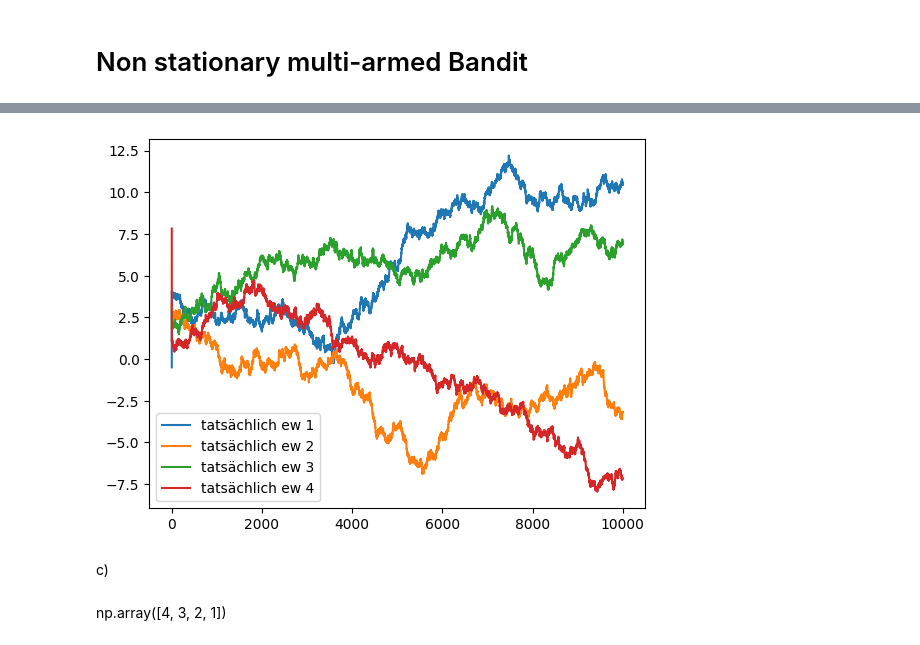
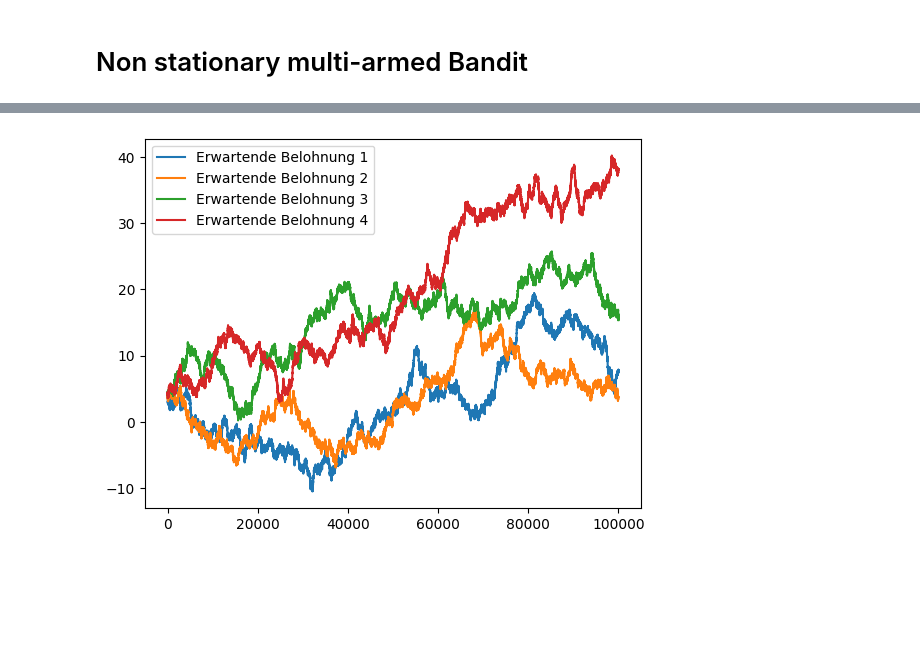
Before and after one commit to Valentin-Adam/Deep-Reinforcement-Learning-, a Jupyter notebook: Sheet01/adam_ullmann.ipynb, the cells around one changed output, grey strips where cells are left out. Cells and saved outputs as stored; diff of their text form; code cells hidden in the pictures; blank space fills up the shorter version.

```diff
--- a/Sheet01/adam_ullmann.ipynb
+++ b/Sheet01/adam_ullmann.ipynb
@@ -171,14 +282,0 @@ plt.show()
-# %%
-all_values = np.zeros((k, num_of_iter))
-total_reward = np.zeros(num_of_iter)
-total_regret = np.zeros(num_of_iter)
-
-for i in range(num_of_avg):
-    all_values_i, total_reward_i, total_regret_i = k_armed_bandit(k, num_of_iter,eps,means,std_dev, eps_decay=exp_decay_eps)
-    all_values += all_values_i
-    total_reward += total_reward_i
-    total_regret += total_regret_i
-
-all_values = all_values/num_of_avg
-total_reward = total_reward/num_of_avg
-total_regret = total_regret/num_of_avg
@@ -249,13 +384,25 @@ def non_stationary_k_armed_bandit(k, num_of_iter, eps, means, std_dev, eps_decay
     return all_values, total_reward, total_regret, means_vec, best_mean, selected_bandit
 # %%
 k = 4
-num_of_iter = 10000
+num_of_iter = 100000
 eps = 0.3
-means = np.array([4.0, 3.0, 2.0, 1.0])
-std_dev = np.array([4., 0.5, 1, 6])
+means = np.array([4.0, 4.0, 4.0, 4.0])
+std_dev = np.array([1, 1, 1, 1])
 
 num_of_avg = 1
 # %%
+from scipy import stats
+def moving_mode(data, window_size):
+    mode_values = []
+    for i in range(len(data) - window_size + 1):
+        window = data[i:i + window_size]
+        mode_value = stats.mode(window)[0][0]  # Den Modus des Fensters berechnen
+        mode_values.append(mode_value)
+    return np.array(mode_values)
+
+# Gleitende Mittelung (z.B. über 10 Schritte)
+window_size = 10
+
 all_values = np.zeros((k, num_of_iter))
 total_reward = np.zeros(num_of_iter)
 total_regret = np.zeros(num_of_iter)
@@ -264,7 +411,7 @@ means_vec = np.zeros((k,num_of_iter))
 selected_bandit = np.zeros(num_of_iter)
 
 for i in range(num_of_avg):
-    means = np.array([4.0, 3.0, 2.0, 1])
+    means = np.array([4.0, 4.0, 4.0, 4.0])
     all_values_i, total_reward_i, total_regret_i, means_vec_i, best_mean_i, selected_bandit_i = non_stationary_k_armed_bandit(k, num_of_iter,eps,means,std_dev)
     all_values += all_values_i
     total_reward += total_reward_i
@@ -278,5 +425,5 @@ total_reward = total_reward/num_of_avg
 total_regret = total_regret/num_of_avg
 best_mean = best_mean/num_of_avg
 means_vec = means_vec/num_of_avg
-selected_bandit = selected_bandit/num_of_avg
+selected_bandit = selected_bandit
 # %% [output]
@@ -298,13 +454,9 @@ plt.show()
 # %%
-plt.plot(np.linspace(0, num_of_iter-1, num_of_iter), means_vec[0], label='tatsächlich ew 1')
-plt.plot(np.linspace(0, num_of_iter-1, num_of_iter), means_vec[1], label='tatsächlich ew 2')
-plt.plot(np.linspace(0, num_of_iter-1, num_of_iter), means_vec[2], label='tatsächlich ew 3')
-plt.plot(np.linspace(0, num_of_iter-1, num_of_iter), means_vec[3], label='tatsächlich ew 4')
+plt.plot(np.linspace(0, num_of_iter-1, num_of_iter), means_vec[0], label='Erwartende Belohnung 1')
+plt.plot(np.linspace(0, num_of_iter-1, num_of_iter), means_vec[1], label='Erwartende Belohnung 2')
+plt.plot(np.linspace(0, num_of_iter-1, num_of_iter), means_vec[2], label='Erwartende Belohnung 3')
+plt.plot(np.linspace(0, num_of_iter-1, num_of_iter), means_vec[3], label='Erwartende Belohnung 4')
 plt.legend()
 plt.show()
 # %% [output]
-[figure, old version]
+[figure, new version]
-# %% [markdown]
-c)
-# %% [markdown]
-np.array([4, 3, 2, 1])
```
Also changed, not shown: parts of 25 cells of this notebook.
